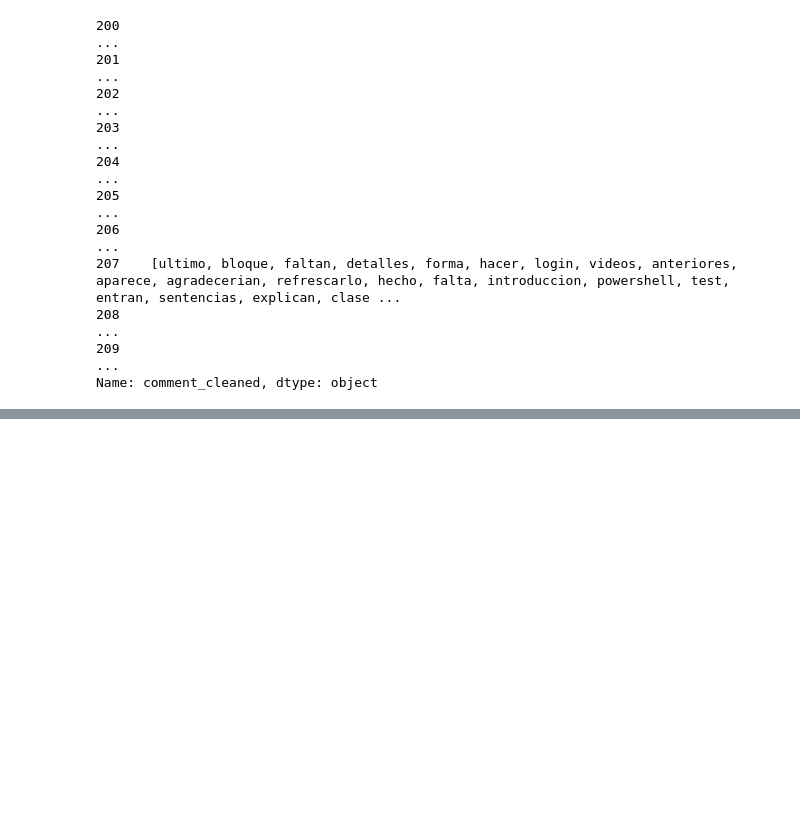
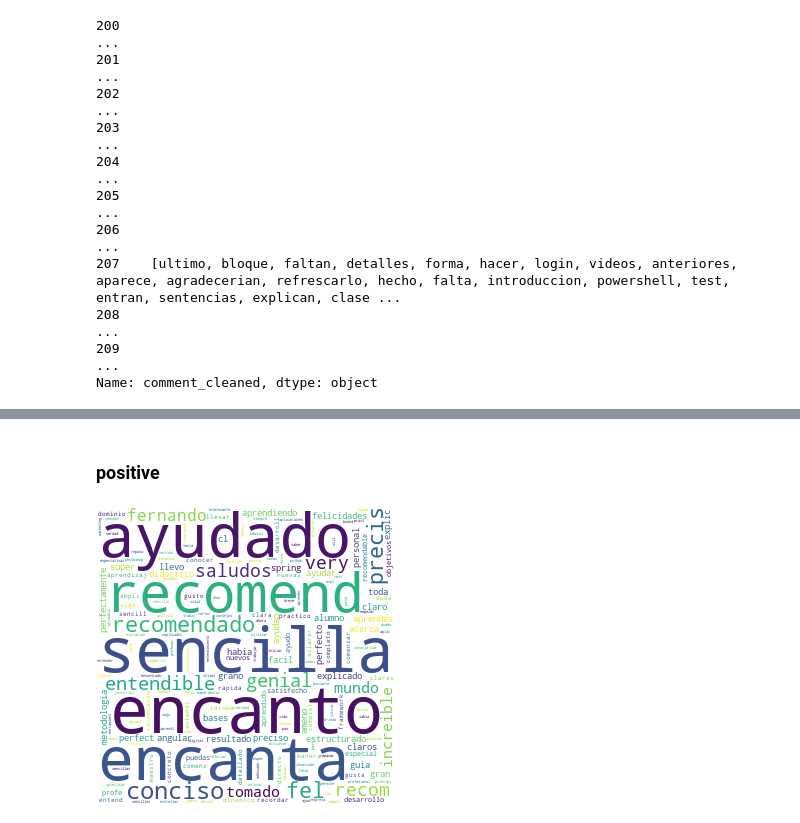
Before and after one commit to luc-ch/TM_udemy_reviews, a Jupyter notebook: Palabras_destacadas_log_odds_ratio.ipynb, the cells around one changed output, grey strips where cells are left out. Cells and saved outputs as stored; diff of their text form; code cells hidden in the pictures; blank space fills up the shorter version.

```diff
--- a/Palabras_destacadas_log_odds_ratio.ipynb
+++ b/Palabras_destacadas_log_odds_ratio.ipynb
@@ -542,0 +603,7 @@ Comparing language...
+# %% [markdown]
+### positive
+# %%
+positive_text = _delta_score_text(corpus_positive)
+_print_wordcloud(positive_text)
+# %% [output]
+[figure, added]
```
Also changed, not shown: parts of 28 cells of this notebook, 1 other file.
